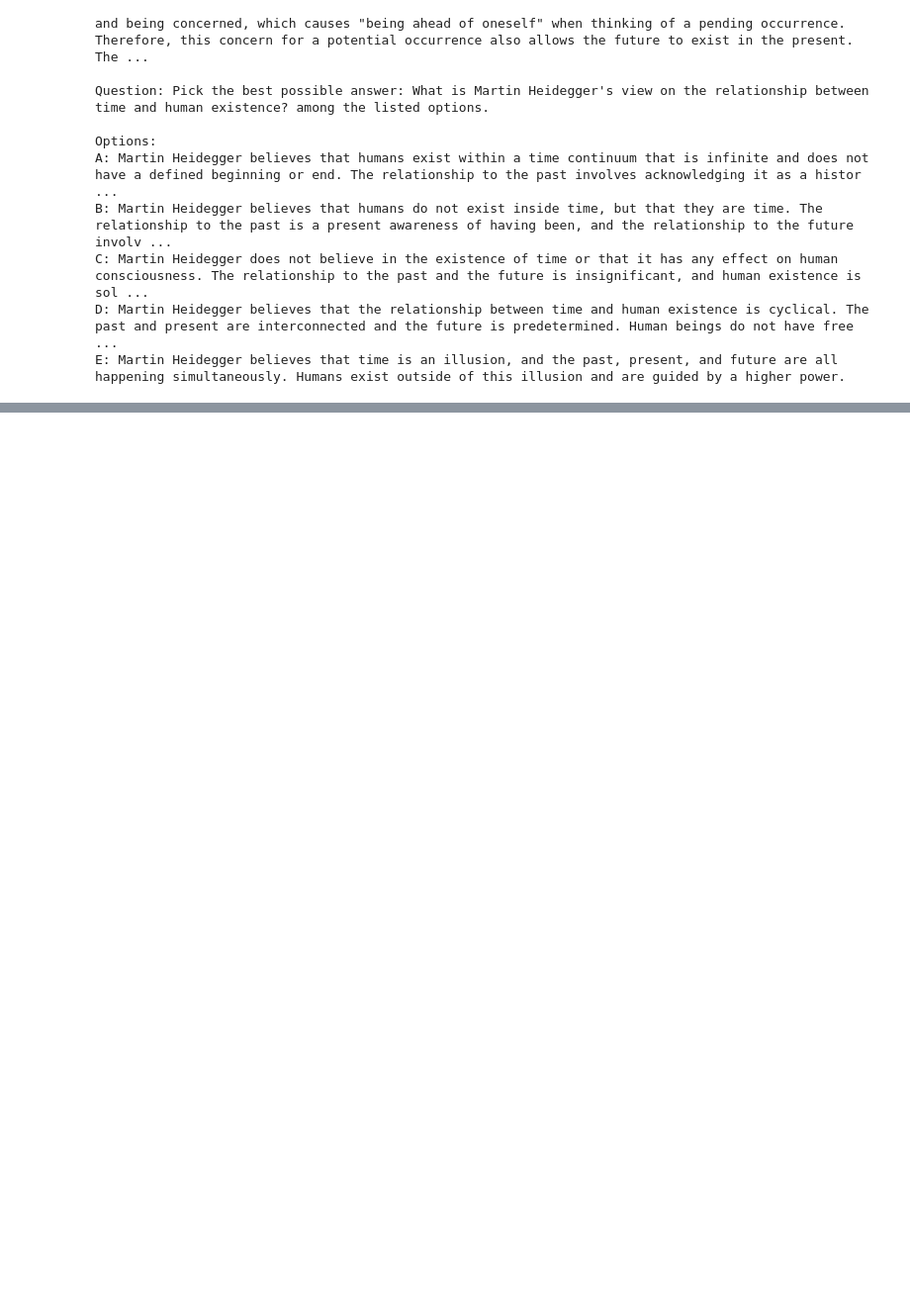
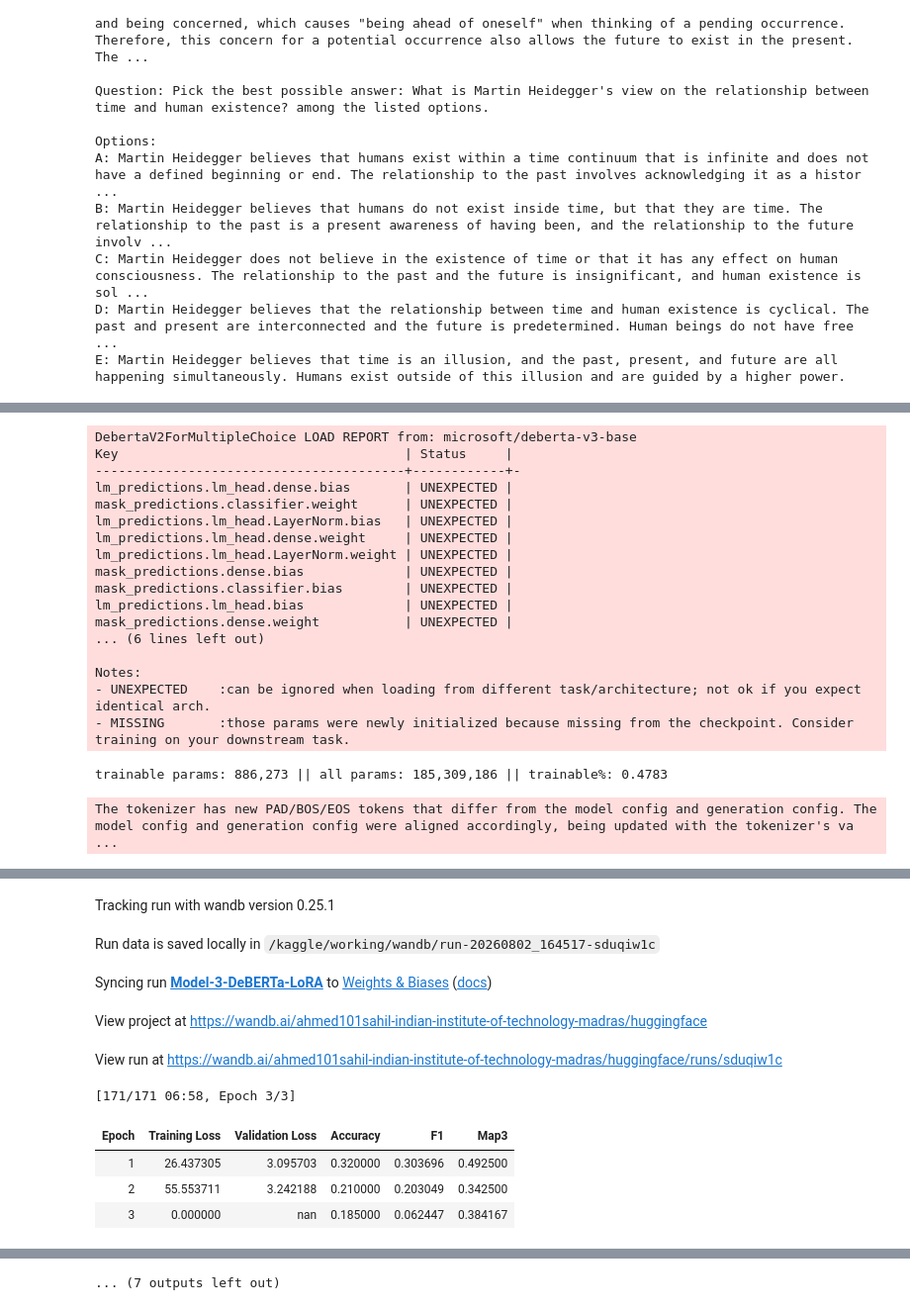
Before and after one commit to 22f2000691/dlgenai-t22026, a Jupyter notebook: DL-22f2000691-notebook-t22026.ipynb, the cells around one changed output, grey strips where cells are left out. Shown at 99% size. Cells and saved outputs as stored; diff of their text form; code cells hidden in the pictures; blank space fills up the shorter version.

Commit message:
Kaggle Notebook | DL-22f2000691-notebook-t22026 | Version 15

```diff
--- a/DL-22f2000691-notebook-t22026.ipynb
+++ b/DL-22f2000691-notebook-t22026.ipynb
@@ -270,11 +226,11 @@ if torch.cuda.device_count() > 1:
     model = torch.nn.DataParallel(model)
 
 
-def get_batched_embeddings(texts, batch_size=128):
+def get_batched_embeddings(texts, batch_size=128, show_progress=False):
     texts = [str(t) if pd.notna(t) else "" for t in texts]
     all_embeddings = []
 
-    for i in tqdm(range(0, len(texts), batch_size), desc="Embedding Batches"):
+    for i in tqdm(range(0, len(texts), batch_size), desc="Embedding Batches", disable=not show_progress):
         batch = texts[i:i + batch_size]
 
         inputs = tokenizer(batch, return_tensors='pt', padding=True, truncation=True, max_length=128)
@@ -298,12 +254,12 @@ def get_batched_embeddings(texts, batch_size=128):
 # %% [output]
 Utilizing 2 GPUs for parallel processing!
 # %%
-emb_prompts = get_batched_embeddings(train_df['clean_prompt'].tolist())
+emb_prompts = get_batched_embeddings(train_df['clean_prompt'].tolist(), show_progress=True)
 
 option_embeddings = {}
 for opt in ['A', 'B', 'C', 'D', 'E']:
     print(f"Embedding Option {opt}...")
-    option_embeddings[opt] = get_batched_embeddings(train_df[f'clean_{opt}'].tolist())
+    option_embeddings[opt] = get_batched_embeddings(train_df[f'clean_{opt}'].tolist(), show_progress=True)
 
 similarities = []
 norm_prompts = np.linalg.norm(emb_prompts, axis=1, keepdims=True)
@@ -401,7 +357,7 @@ print(f"Generated {len(all_chunks)} chunks for embedding.")
 
 print("Embedding external knowledge base... (This may take a minute or two)")
 
-corpus_embeddings = get_batched_embeddings(all_chunks, batch_size=256)
+corpus_embeddings = get_batched_embeddings(all_chunks, batch_size=256, show_progress=True)
 
 
 dimension = corpus_embeddings.shape[1]
@@ -412,7 +368,7 @@ print(f"FAISS Index loaded with {index.ntotal} vectors.")
 
 
 def retrieve_real_context(query_text, top_k=3):
-    query_vec = get_batched_embeddings([query_text], batch_size=1)
+    query_vec = get_batched_embeddings([query_text], batch_size=1, show_progress=False)
     faiss.normalize_L2(query_vec)
 
     distances, indices = index.search(query_vec, top_k)
@@ -471,0 +650,51 @@ E: Martin Heidegger believes that time is an illusion, and the past, present, an
+# %%
+model3_base = AutoModelForMultipleChoice.from_pretrained(MODEL_NAME, use_safetensors=True)
+
+lora_config = LoraConfig(
+    r=8, lora_alpha=16,
+    target_modules=["query_proj", "value_proj"],
+    lora_dropout=0.05, bias="none",
+    task_type=TaskType.SEQ_CLS,
+    modules_to_save=["classifier", "pooler"],  # <-- the fix: keeps the classification head trainable
+)
+model3 = get_peft_model(model3_base, lora_config)
+model3.print_trainable_parameters()
+
+training_args_m3 = TrainingArguments(
+    output_dir="./deberta_lora_results",
+    eval_strategy="epoch", save_strategy="epoch",
+    learning_rate=5e-5, warmup_steps=50,
+    per_device_train_batch_size=2, per_device_eval_batch_size=4,
+    gradient_accumulation_steps=8, num_train_epochs=3,
+    logging_steps=10, max_grad_norm=0.5, fp16=False,
+    report_to="wandb", run_name="Model-3-DeBERTa-LoRA",
+    load_best_model_at_end=True, metric_for_best_model="map3",
+)
+
+trainer_m3 = Trainer(model=model3, args=training_args_m3,
+                      train_dataset=encoded_train_ds, eval_dataset=encoded_val_ds,
+                      processing_class=tokenizer2, data_collator=data_collator,
+                      compute_metrics=compute_metrics_mc)
+trainer_m3.train()
+model3_metrics = trainer_m3.evaluate()
+wandb.finish()
+# %% [output]
+DebertaV2ForMultipleChoice LOAD REPORT from: microsoft/deberta-v3-base
+Key                                     | Status     |
+----------------------------------------+------------+-
+lm_predictions.lm_head.dense.bias       | UNEXPECTED |
+mask_predictions.classifier.weight      | UNEXPECTED |
+lm_predictions.lm_head.LayerNorm.bias   | UNEXPECTED |
+lm_predictions.lm_head.dense.weight     | UNEXPECTED |
+lm_predictions.lm_head.LayerNorm.weight | UNEXPECTED |
+mask_predictions.dense.bias             | UNEXPECTED |
+mask_predictions.classifier.bias        | UNEXPECTED |
+lm_predictions.lm_head.bias             | UNEXPECTED |
+mask_predictions.dense.weight           | UNEXPECTED |
+... (6 lines left out)
+
+Notes:
+- UNEXPECTED    :can be ignored when loading from different task/architecture; not ok if you expect identical arch.
+- MISSING       :those params were newly initialized because missing from the checkpoint. Consider training on your downstream task.
+trainable params: 886,273 || all params: 185,309,186 || trainable%: 0.4783
+The tokenizer has new PAD/BOS/EOS tokens that differ from the model config and generation config. The model config and generation config were aligned accordingly, being updated with the tokenizer's va ...
@@ -471,0 +702,10 @@ E: Martin Heidegger believes that time is an illusion, and the past, present, an
+Tracking run with wandb version 0.25.1
+Run data is saved locally in /kaggle/working/wandb/run-20260802_164517-sduqiw1c
+Syncing run Model-3-DeBERTa-LoRA to Weights & Biases (docs)
+View project at https://wandb.ai/ahmed101sahil-indian-institute-of-technology-madras/huggingface
+View run at https://wandb.ai/ahmed101sahil-indian-institute-of-technology-madras/huggingface/runs/sduqiw1c
+[171/171 06:58, Epoch 3/3]
+| Epoch | Training Loss | Validation Loss | Accuracy | F1 | Map3 |
+| 1 | 26.437305 | 3.095703 | 0.320000 | 0.303696 | 0.492500 |
+| 2 | 55.553711 | 3.242188 | 0.210000 | 0.203049 | 0.342500 |
+| 3 | 0.000000 | nan | 0.185000 | 0.062447 | 0.384167 |
@@ -471,0 +713 @@ E: Martin Heidegger believes that time is an illusion, and the past, present, an
+... (7 outputs left out)
```
Also changed, not shown: parts of 12 cells of this notebook.
